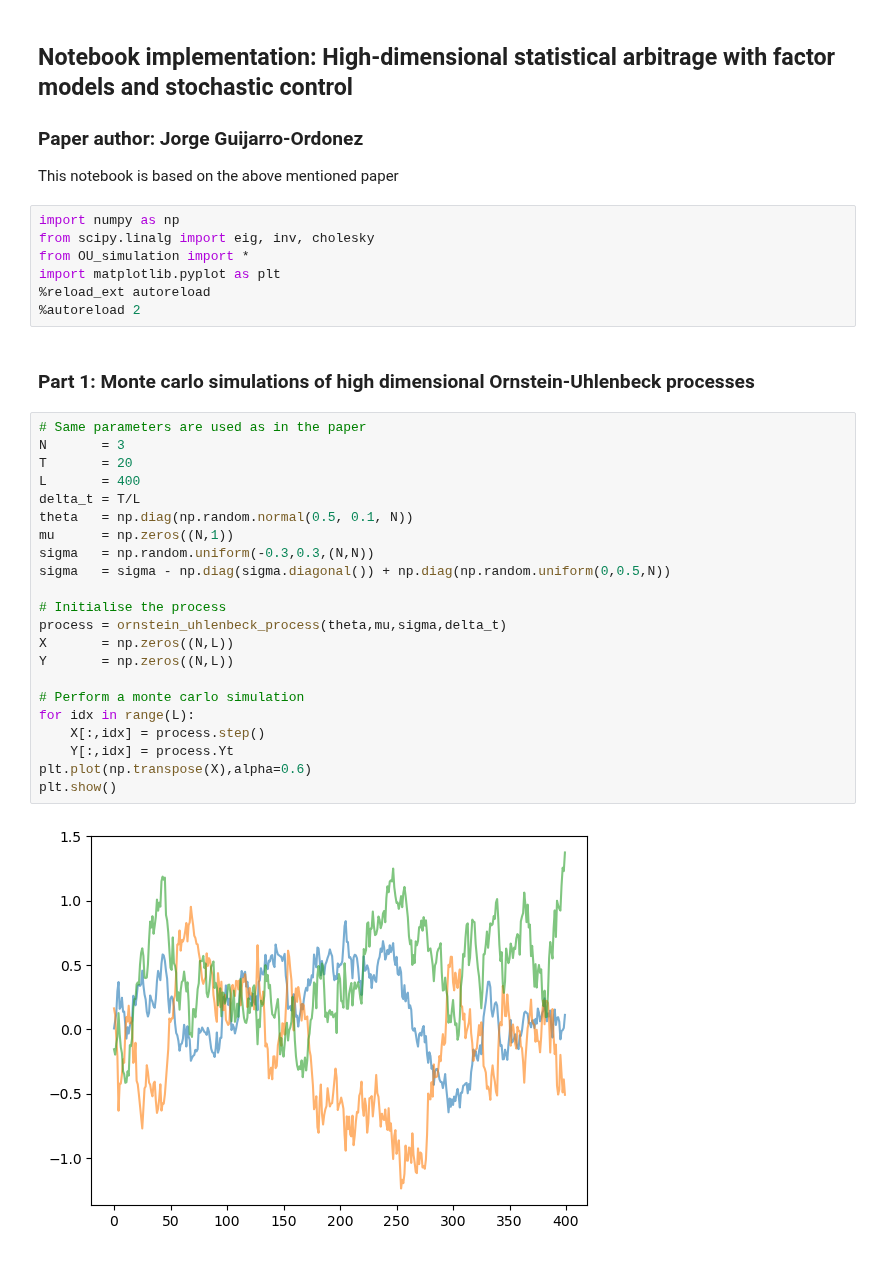
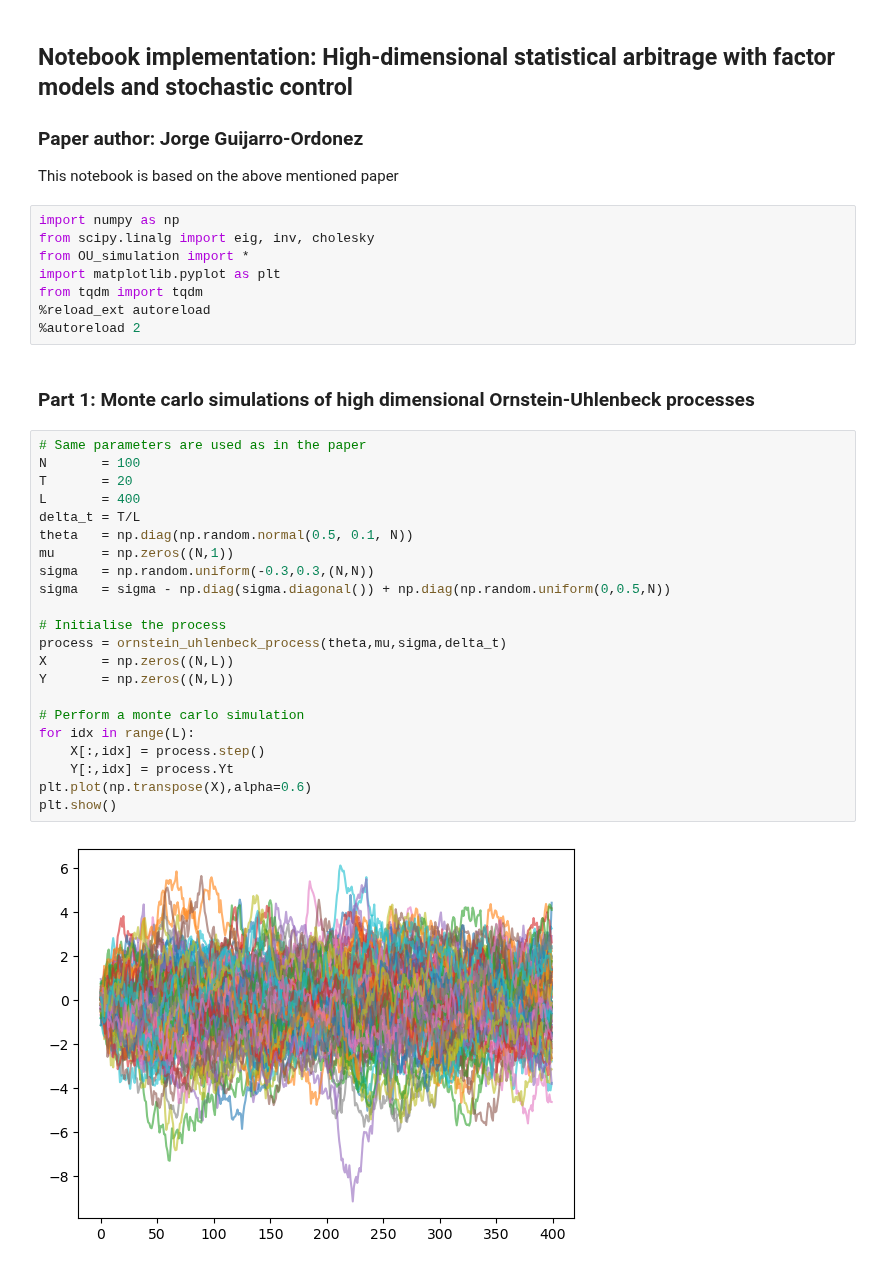
Before and after one commit to quintengeerts2000/MasterThesis-DRL_applications_to_stat_arb, a Jupyter notebook: monte_carlo_simulators/OU_stoch_control.ipynb, the cells around one changed output. Drawn from its saved outputs; the diff is of its cells as text.

```diff
--- a/monte_carlo_simulators/OU_stoch_control.ipynb
+++ b/monte_carlo_simulators/OU_stoch_control.ipynb
@@ -8,31 +8,32 @@ import numpy as np
 from scipy.linalg import eig, inv, cholesky
 from OU_simulation import *
 import matplotlib.pyplot as plt
+from tqdm import tqdm
 %reload_ext autoreload
 %autoreload 2
 # %% [markdown]
 ### Part 1: Monte carlo simulations of high dimensional Ornstein-Uhlenbeck processes
 # %%
 # Same parameters are used as in the paper
-N       = 3
+N       = 100
 T       = 20
 L       = 400
 delta_t = T/L
 theta   = np.diag(np.random.normal(0.5, 0.1, N))
 mu      = np.zeros((N,1))
 sigma   = np.random.uniform(-0.3,0.3,(N,N))
 sigma   = sigma - np.diag(sigma.diagonal()) + np.diag(np.random.uniform(0,0.5,N))
 
 # Initialise the process
 process = ornstein_uhlenbeck_process(theta,mu,sigma,delta_t)
 X       = np.zeros((N,L))
 Y       = np.zeros((N,L))
 
 # Perform a monte carlo simulation
 for idx in range(L):
     X[:,idx] = process.step()
     Y[:,idx] = process.Yt
 plt.plot(np.transpose(X),alpha=0.6)
 plt.show()
 # %% [output]
-[figure, old version]
+[figure, new version]
```
Also changed, not shown: parts of 7 cells of this notebook.
